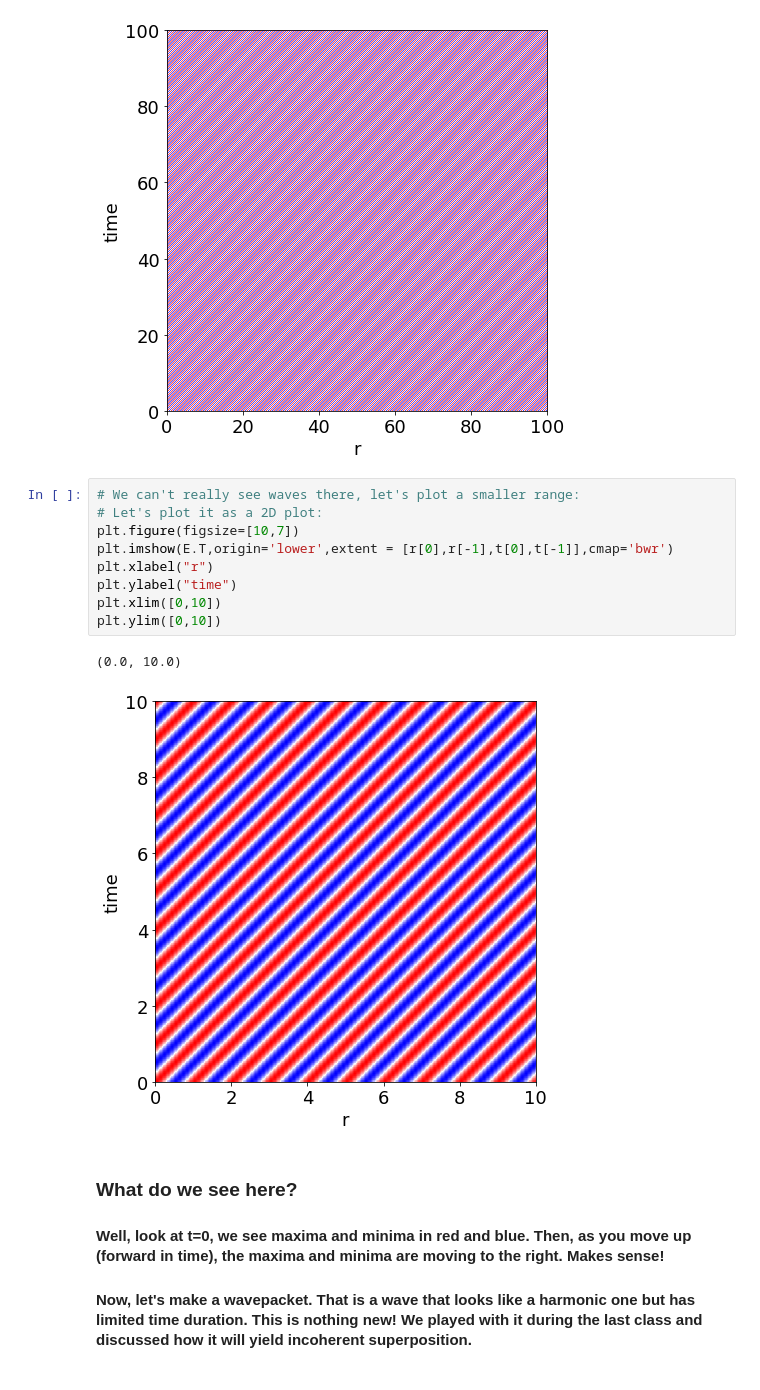
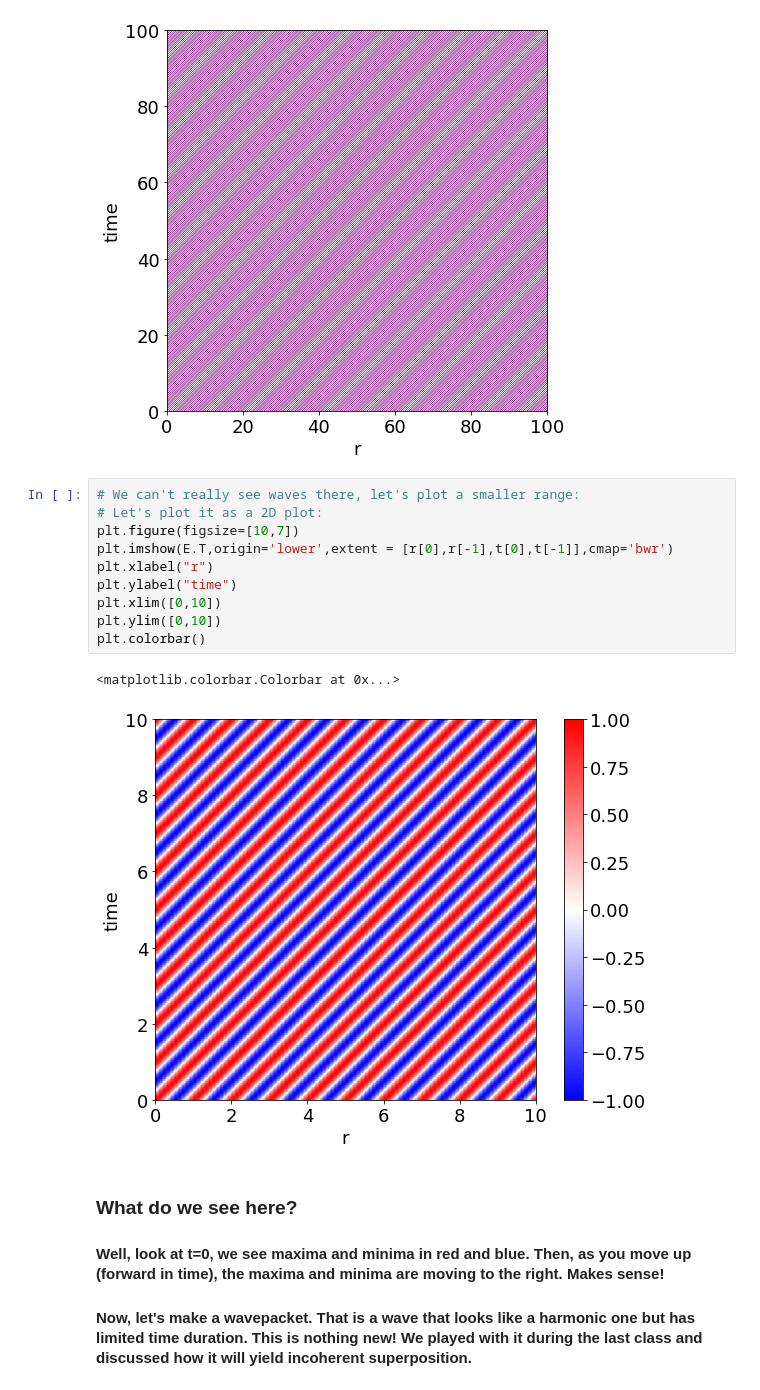
Before and after one commit to ivanzmilic/phys_4510_fall2021, a Jupyter notebook: temporal_coherence.ipynb, the cells around one changed output. Drawn from its saved outputs; the diff is of its cells as text.

```diff
--- a/temporal_coherence.ipynb
+++ b/temporal_coherence.ipynb
@@ -62,15 +62,16 @@ Text(0, 0.5, 'time')
 # %%
 # We can't really see waves there, let's plot a smaller range:
 # Let's plot it as a 2D plot:
 plt.figure(figsize=[10,7])
 plt.imshow(E.T,origin='lower',extent = [r[0],r[-1],t[0],t[-1]],cmap='bwr')
 plt.xlabel("r")
 plt.ylabel("time")
 plt.xlim([0,10])
 plt.ylim([0,10])
+plt.colorbar()
 # %% [output]
-(0.0, 10.0)
+<matplotlib.colorbar.Colorbar at 0x...>
-[figure, old version]
+[figure, new version]
 # %% [markdown]
 ### What do we see here?
 
```
Also changed, not shown: parts of 13 cells of this notebook, 3 other files.
